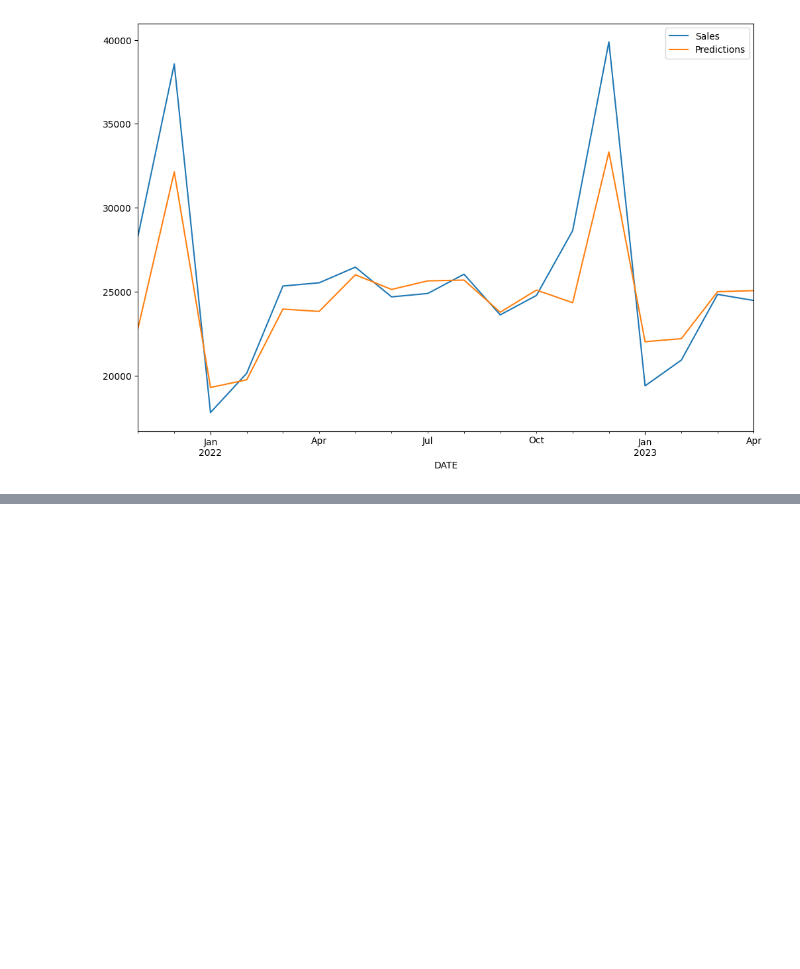
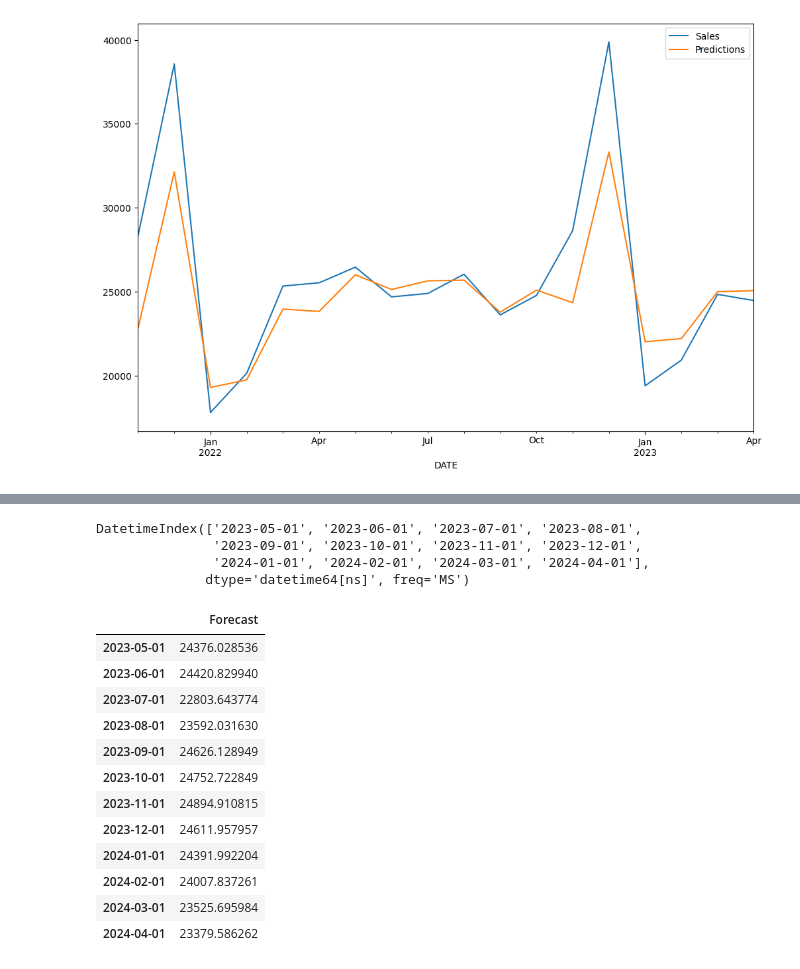
Before and after one commit to mouminaa/RNN, a Jupyter notebook: RSCCASN.ipynb, the cells around one changed output, grey strips where cells are left out. Cells and saved outputs as stored; diff of their text form; code cells hidden in the pictures; blank space fills up the shorter version.

```diff
--- a/RSCCASN.ipynb
+++ b/RSCCASN.ipynb
@@ -337,0 +437,7 @@ test.plot(figsize=(12,8))
+# %%
+forecast_index
+# %% [output]
+DatetimeIndex(['2023-05-01', '2023-06-01', '2023-07-01', '2023-08-01',
+               '2023-09-01', '2023-10-01', '2023-11-01', '2023-12-01',
+               '2024-01-01', '2024-02-01', '2024-03-01', '2024-04-01'],
+              dtype='datetime64[ns]', freq='MS')
@@ -337,0 +446,16 @@ test.plot(figsize=(12,8))
+# %%
+forecast_df
+# %% [output]
+|  | Forecast |
+| 2023-05-01 | 24376.028536 |
+| 2023-06-01 | 24420.829940 |
+| 2023-07-01 | 22803.643774 |
+| 2023-08-01 | 23592.031630 |
+| 2023-09-01 | 24626.128949 |
+| 2023-10-01 | 24752.722849 |
+| 2023-11-01 | 24894.910815 |
+| 2023-12-01 | 24611.957957 |
+| 2024-01-01 | 24391.992204 |
+| 2024-02-01 | 24007.837261 |
+| 2024-03-01 | 23525.695984 |
+| 2024-04-01 | 23379.586262 |
```
Also changed, not shown: parts of 12 cells of this notebook, 1 other file.
